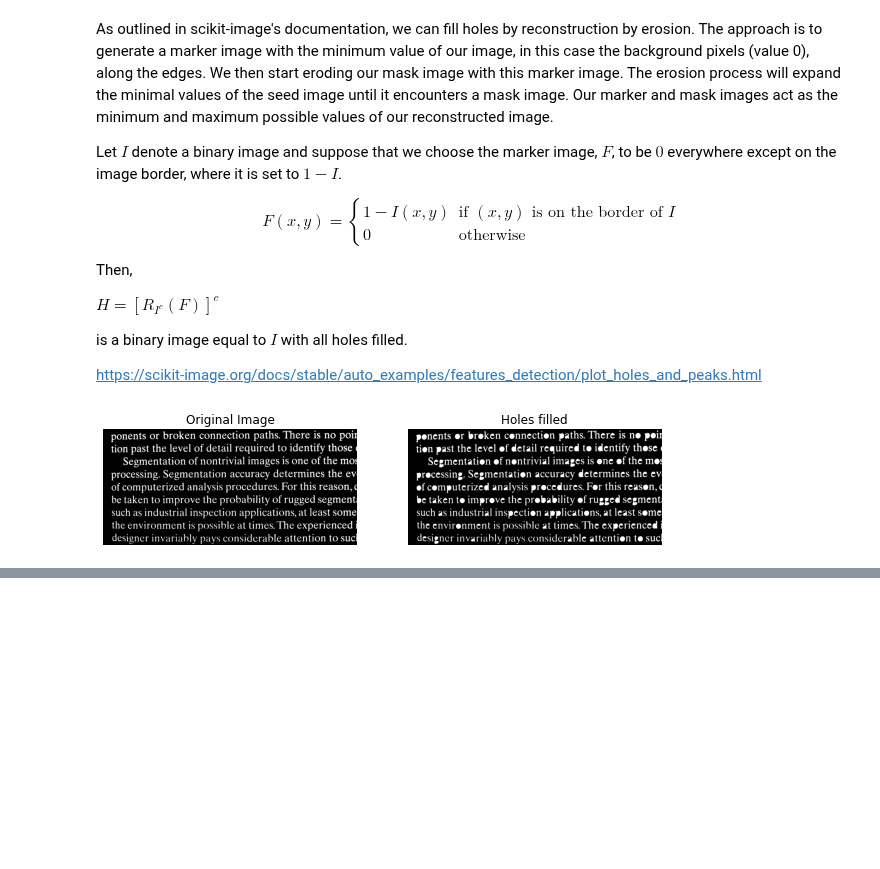
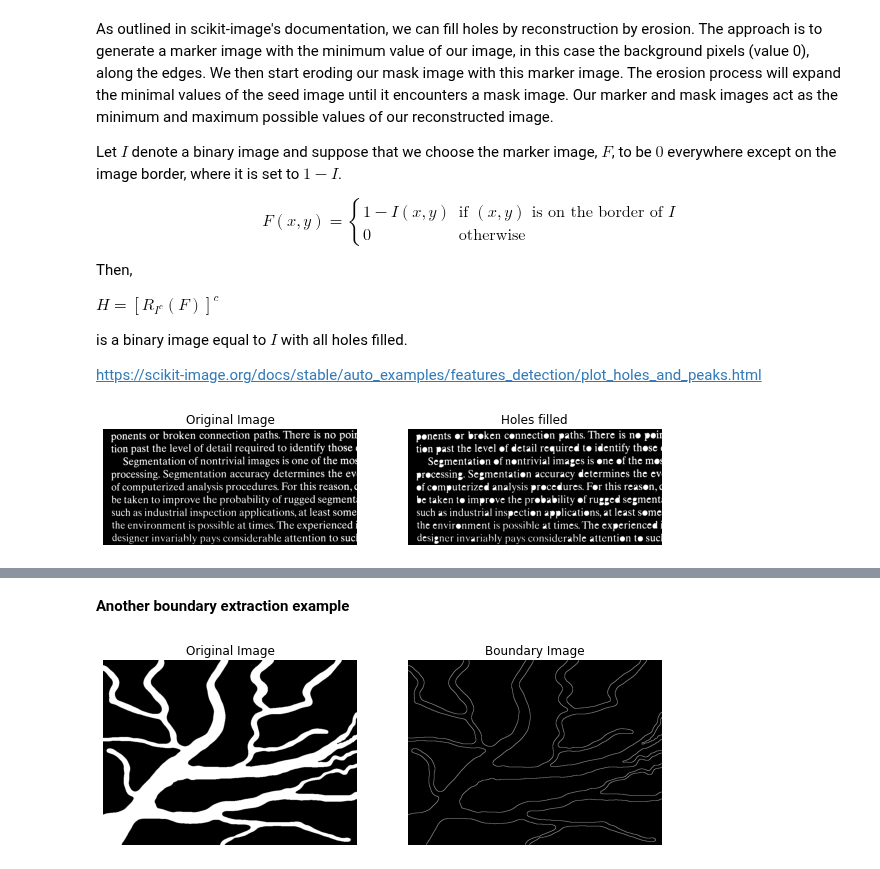
Before and after one commit to ecolon08/Digital-Image-Processing, a Jupyter notebook: Morphological Image Processing/ec_dip_morphological_01.ipynb, the cells around one changed output, grey strips where cells are left out. Saved outputs shown, nothing was run; the diff lists cells and outputs as text; code cells hidden in the pictures; blank space fills up the shorter version.

```diff
--- a/Morphological Image Processing/ec_dip_morphological_01.ipynb
+++ b/Morphological Image Processing/ec_dip_morphological_01.ipynb
@@ -434,0 +469,25 @@ ax_book_hole[1].axis('off');
+# %% [markdown]
+**Another boundary extraction example**
+# %%
+# load blood vessels image
+img_bld_vss = skimage.util.invert(skimage.img_as_ubyte(io.imread('./images/blood-vessels.tif')))
+
+# erode the original image
+img_bld_vss_erod = morphology.erosion(img_bld_vss, selem=bound_strl)
+
+# extract boundary
+img_bld_vss_bound = img_bld_vss - img_bld_vss_erod
+
+# display the results
+fig_bld, ax_bld = plt.subplots(1,2, figsize=(10, 5))
+ax_bld = ax_bld.ravel()
+
+ax_bld[0].imshow(img_bld_vss, cmap='gray')
+ax_bld[0].set_title("Original Image")
+ax_bld[0].axis('off')
+
+ax_bld[1].imshow(img_bld_vss_bound, cmap='gray')
+ax_bld[1].set_title("Boundary Image")
+ax_bld[1].axis('off');
+# %% [output]
+[figure, added]
```
Also changed, not shown: parts of 2 cells of this notebook.
